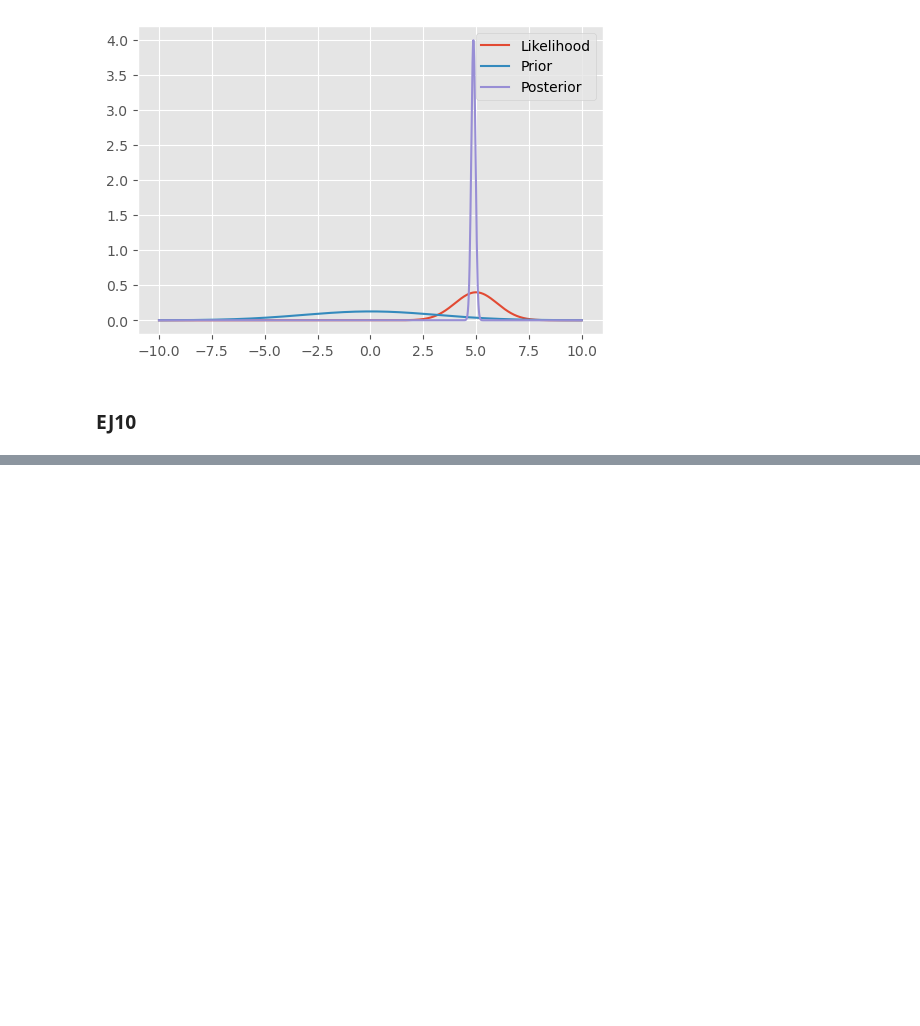
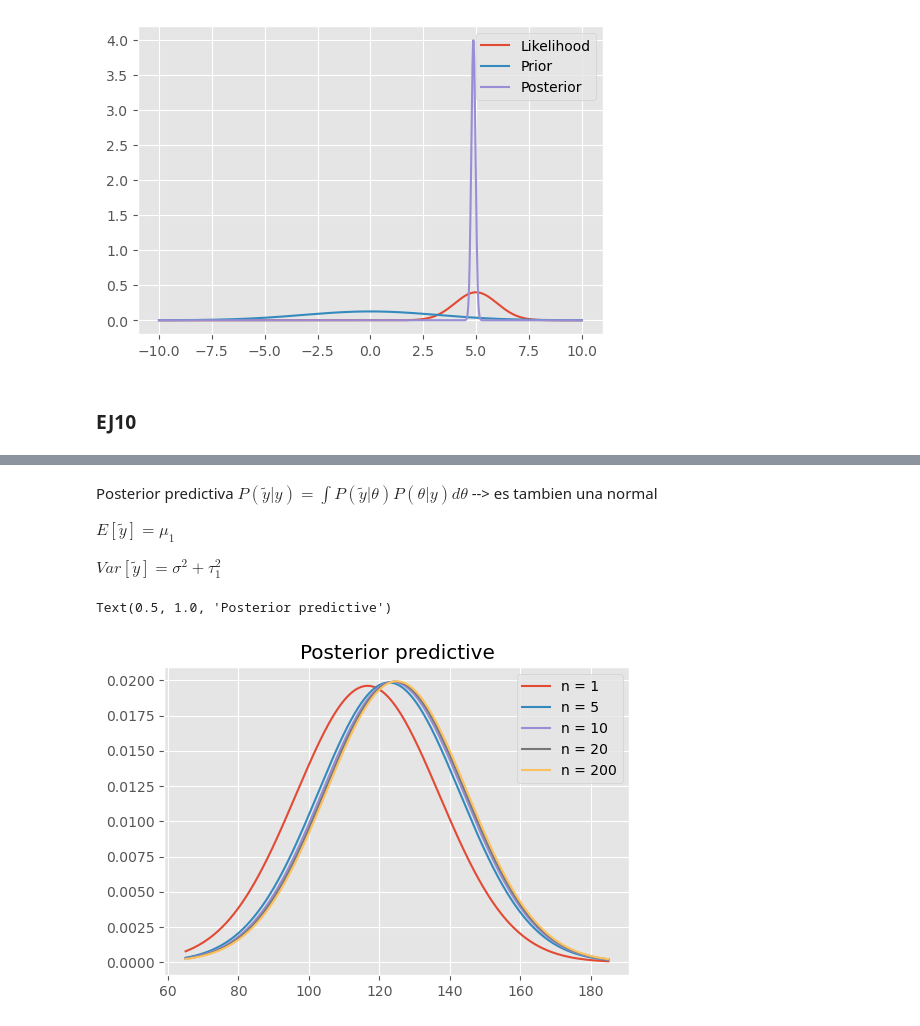
Before and after one commit to DamianPiuselli/estadistica-e-inferencia-I, a Jupyter notebook: guia5-6.ipynb, the cells around one changed output, grey strips where cells are left out. Saved outputs shown, nothing was run; the diff lists cells and outputs as text; code cells hidden in the pictures; blank space fills up the shorter version.

```diff
--- a/guia5-6.ipynb
+++ b/guia5-6.ipynb
@@ -279,0 +291,18 @@ def posterior_params(sample_size, sample_mean, sigma, mu_0, tau_0):
+# %% [markdown]
+Posterior predictiva   $P(\tilde{y} | y) = \int P(\tilde{y} | \theta) P(\theta | y) d\theta$  --> es tambien una normal
+
+$E[\tilde{y}] = \mu_1$
+
+$Var[\tilde{y}] = \sigma^2 + \tau_1^2$
+# %%
+for n in [1, 5, 10, 20, 200]:
+    mu_1, tau_1 = posterior_params(n, sample_mean, sigma, mu_0, tau_0)
+    posterior_predictive = st.norm(mu_1, (tau_1 + sigma**2) ** 0.5)
+    sns.lineplot(x=x, y=posterior_predictive.pdf(x), label=f"n = {n}")
+plt.title("Posterior predictive")
+
+# OBS -> cuando n tiene a infinito la incertidumbre sobre el parametro theta tiende a 0,
+# pero la incertidumbre debido a la distribucion de sampleo no se reduce. En el caso limite tau_1 --> sigma**2
+# %% [output]
+Text(0.5, 1.0, 'Posterior predictive')
+[figure, added]
```
Also changed, not shown: parts of 7 cells of this notebook, 1 other file.
